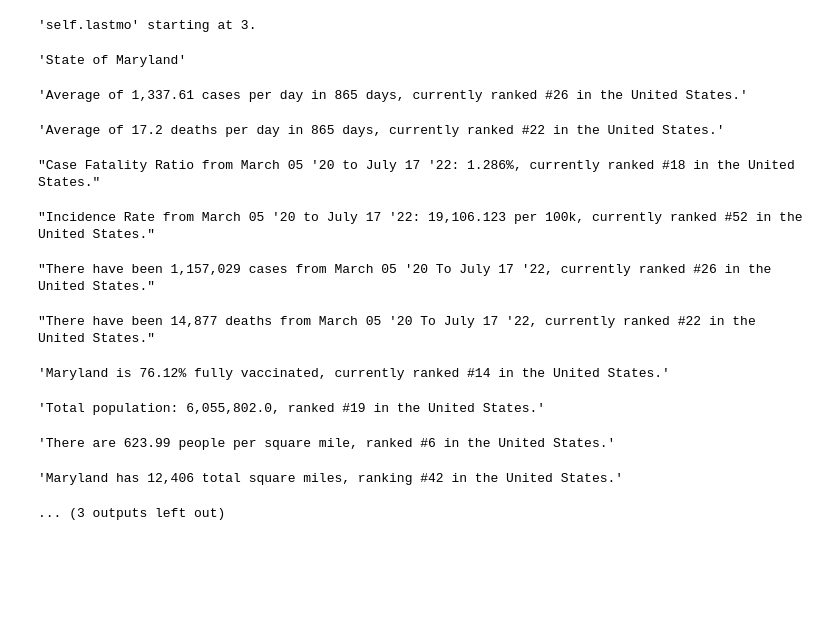
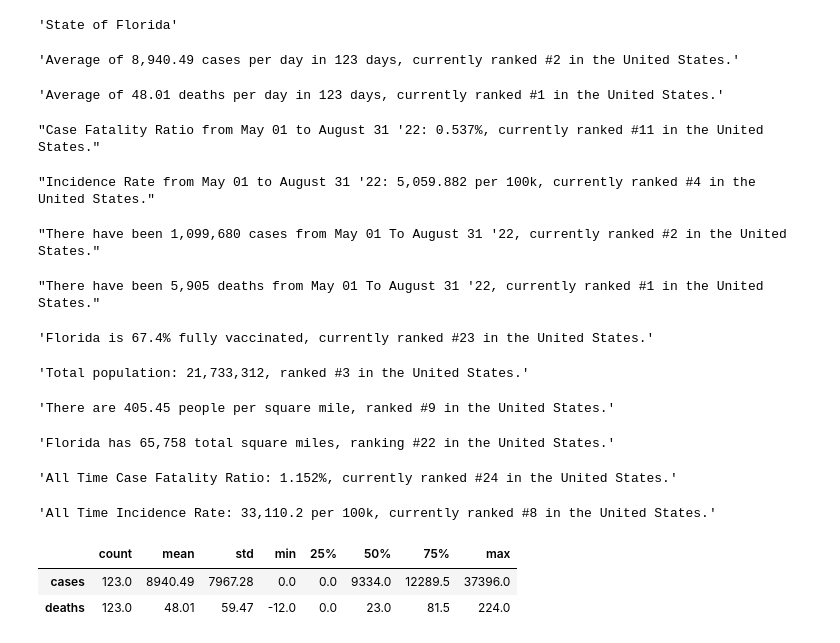
Before and after one commit to mruiz99/COVID-19-Stats-by-State, a Jupyter notebook: NYTIMES_COVID_VISUALS.ipynb, the cells around one changed output. Saved outputs shown, nothing was run; the diff lists cells and outputs as text; code cells hidden in the pictures; blank space fills up the shorter version.

```diff
--- a/NYTIMES_COVID_VISUALS.ipynb
+++ b/NYTIMES_COVID_VISUALS.ipynb
@@ -1822,18 +1826,21 @@ class Graph:
 # %%
-stats=Stats(state="MD", currmo=7, lastmo=1, curryear=22, lastyear=20)
+stats=Stats(state="FL", currmo=8, lastmo=5, curryear=22, lastyear=22)
 # %% [output]
-'self.lastmo' starting at 3.
+'State of Florida'
-'State of Maryland'
+'Average of 8,940.49 cases per day in 123 days, currently ranked #2 in the United States.'
-'Average of 1,337.61 cases per day in 865 days, currently ranked #26 in the United States.'
+'Average of 48.01 deaths per day in 123 days, currently ranked #1 in the United States.'
-'Average of 17.2 deaths per day in 865 days, currently ranked #22 in the United States.'
+"Case Fatality Ratio from May 01 to August 31 '22: 0.537%, currently ranked #11 in the United States."
-"Case Fatality Ratio from March 05 '20 to July 17 '22: 1.286%, currently ranked #18 in the United States."
+"Incidence Rate from May 01 to August 31 '22: 5,059.882 per 100k, currently ranked #4 in the United States."
-"Incidence Rate from March 05 '20 to July 17 '22: 19,106.123 per 100k, currently ranked #52 in the United States."
+"There have been 1,099,680 cases from May 01 To August 31 '22, currently ranked #2 in the United States."
-"There have been 1,157,029 cases from March 05 '20 To July 17 '22, currently ranked #26 in the United States."
+"There have been 5,905 deaths from May 01 To August 31 '22, currently ranked #1 in the United States."
-"There have been 14,877 deaths from March 05 '20 To July 17 '22, currently ranked #22 in the United States."
+'Florida is 67.4% fully vaccinated, currently ranked #23 in the United States.'
-'Maryland is 76.12% fully vaccinated, currently ranked #14 in the United States.'
+'Total population: 21,733,312, ranked #3 in the United States.'
-'Total population: 6,055,802.0, ranked #19 in the United States.'
+'There are 405.45 people per square mile, ranked #9 in the United States.'
-'There are 623.99 people per square mile, ranked #6 in the United States.'
+'Florida has 65,758 total square miles, ranking #22 in the United States.'
-'Maryland has 12,406 total square miles, ranking #42 in the United States.'
+'All Time Case Fatality Ratio: 1.152%, currently ranked #24 in the United States.'
-... (3 outputs left out)
+'All Time Incidence Rate: 33,110.2 per 100k, currently ranked #8 in the United States.'
+|  | count | mean | std | min | 25% | 50% | 75% | max |
+| cases | 123.0 | 8940.49 | 7967.28 | 0.0 | 0.0 | 9334.0 | 12289.5 | 37396.0 |
+| deaths | 123.0 | 48.01 | 59.47 | -12.0 | 0.0 | 23.0 | 81.5 | 224.0 |
 # %%
 graphs = Graph(stats.allstats)
```
Also changed, not shown: parts of 8 cells of this notebook, 8 other files.
